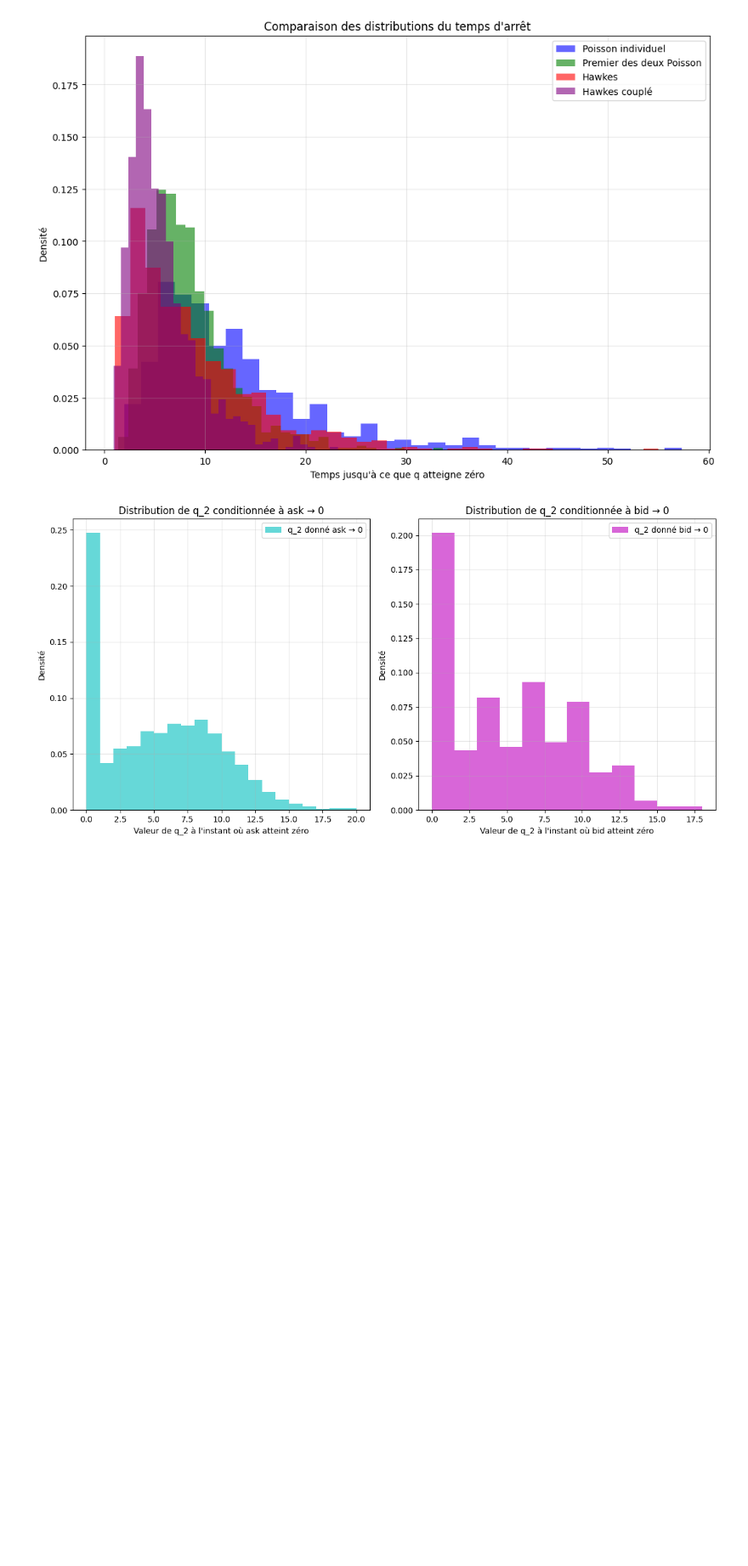
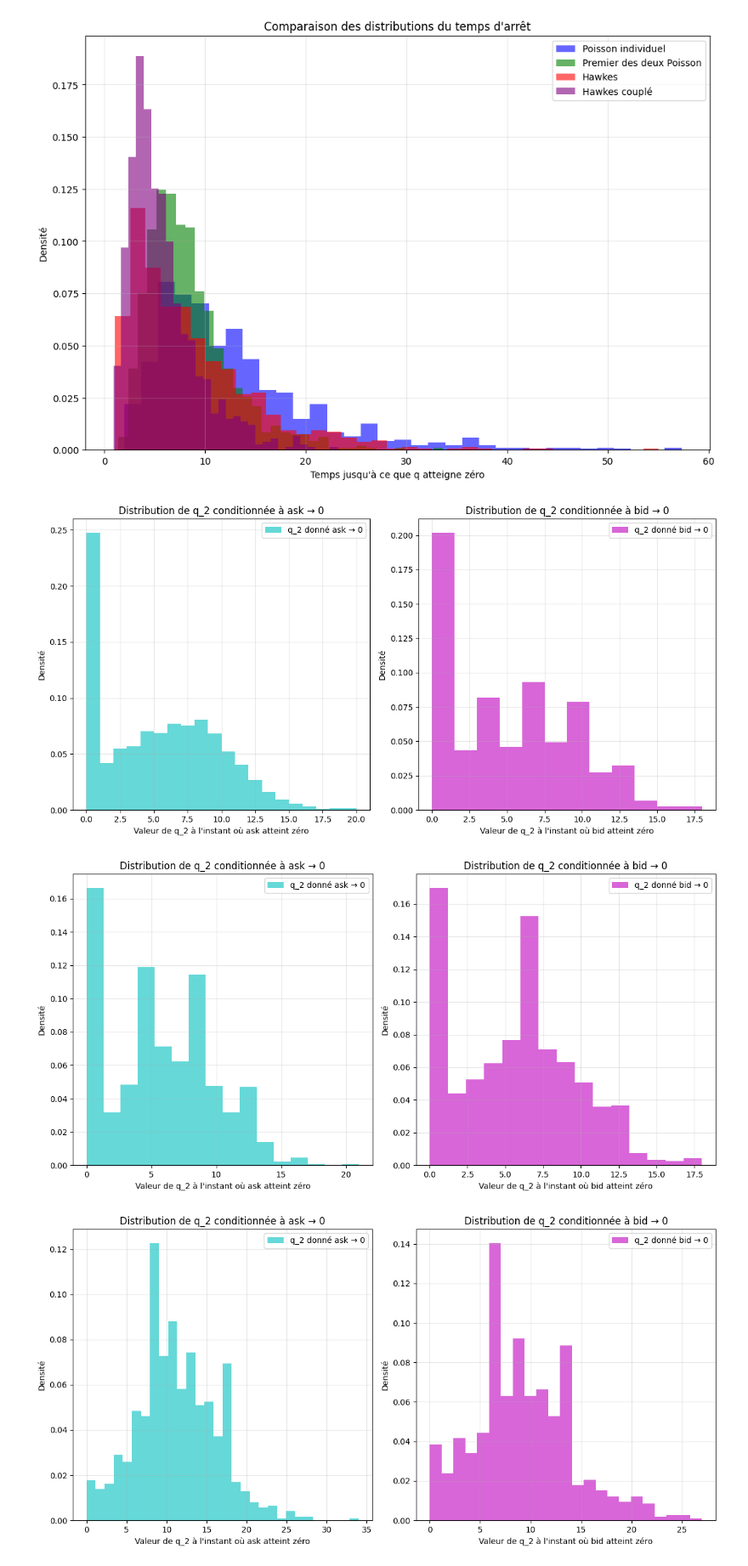
Before and after one commit to anassettahiri2004/Carnet-d-ordres-SNA, a Jupyter notebook: carnet_d_ordres.ipynb, the cells around one changed output. Shown at 85% size. Cells and saved outputs as stored; diff of their text form; code cells hidden in the pictures; blank space fills up the shorter version.

```diff
--- a/carnet_d_ordres.ipynb
+++ b/carnet_d_ordres.ipynb
@@ -581,0 +653,6 @@ simulate_second_limit_distribution(mu_minus_a=2, mu_minus_b=1.2, alpha=0.5, beta
+# %%
+simulate_second_limit_distribution(mu_minus_a=2, mu_minus_b=2, alpha=0.5, beta=1, lambda_plus_2=LAMBDA_PLUS_2, lambda_minus_2=LAMBDA_MINUS_2, q_0_2=Q_0_2, lambda_plus_a=LAMBDA_PLUS, lambda_plus_b=LAMBDA_PLUS, q_0_a=Q_0_A, q_0_b=Q_0_B, num_desired=1000)
+simulate_second_limit_with_time_varying_lambda(mu_minus_a=2, mu_minus_b=2, alpha=0.5, beta=1, a=0.5, b=1, mu_plus_ask_2=LAMBDA_PLUS_2, lambda_minus_2=LAMBDA_MINUS_2, q_0_2=Q_0_2, lambda_plus_a=LAMBDA_PLUS, lambda_plus_b=LAMBDA_PLUS, q_0_a=Q_0_A, q_0_b=Q_0_B, num_desired=1000)
+# %% [output]
+[figure, added]
+[figure, added]
```
Also changed, not shown: parts of 1 cell of this notebook.
